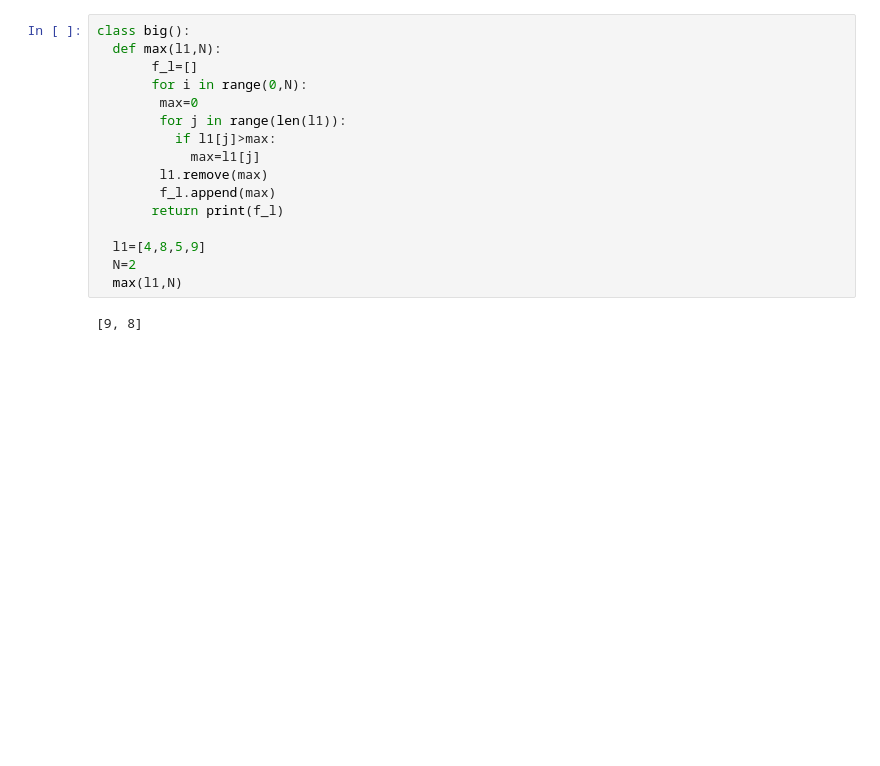
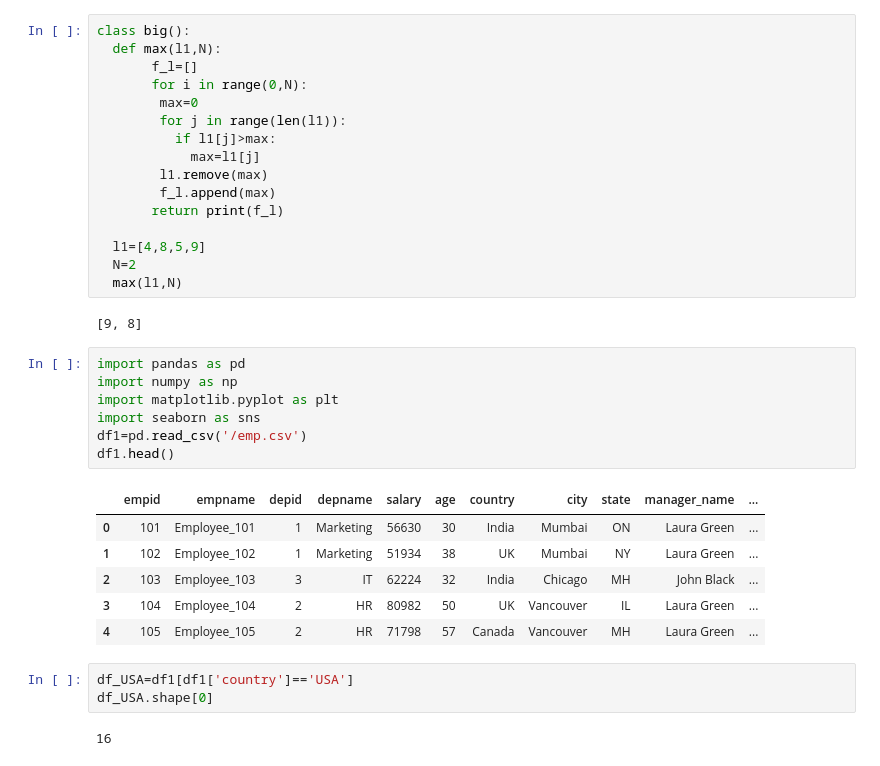
Before and after one commit to monishvarghesejoshy/emanzon, a Jupyter notebook: try.ipynb, the cells around one changed output. Cells and saved outputs as stored; diff of their text form; blank space fills up the shorter version.

```diff
--- a/try.ipynb
+++ b/try.ipynb
@@ -465,3 +465,22 @@ class big():
   max(l1,N)
 # %% [output]
 [9, 8]
+# %%
+import pandas as pd
+import numpy as np
+import matplotlib.pyplot as plt
+import seaborn as sns
+df1=pd.read_csv('/emp.csv')
+df1.head()
+# %% [output]
+|  | empid | empname | depid | depname | salary | age | country | city | state | manager_name | ... |
+| 0 | 101 | Employee_101 | 1 | Marketing | 56630 | 30 | India | Mumbai | ON | Laura Green | ... |
+| 1 | 102 | Employee_102 | 1 | Marketing | 51934 | 38 | UK | Mumbai | NY | Laura Green | ... |
+| 2 | 103 | Employee_103 | 3 | IT | 62224 | 32 | India | Chicago | MH | John Black | ... |
+| 3 | 104 | Employee_104 | 2 | HR | 80982 | 50 | UK | Vancouver | IL | Laura Green | ... |
+| 4 | 105 | Employee_105 | 2 | HR | 71798 | 57 | Canada | Vancouver | MH | Laura Green | ... |
+# %%
+df_USA=df1[df1['country']=='USA']
+df_USA.shape[0]
+# %% [output]
+16
```
